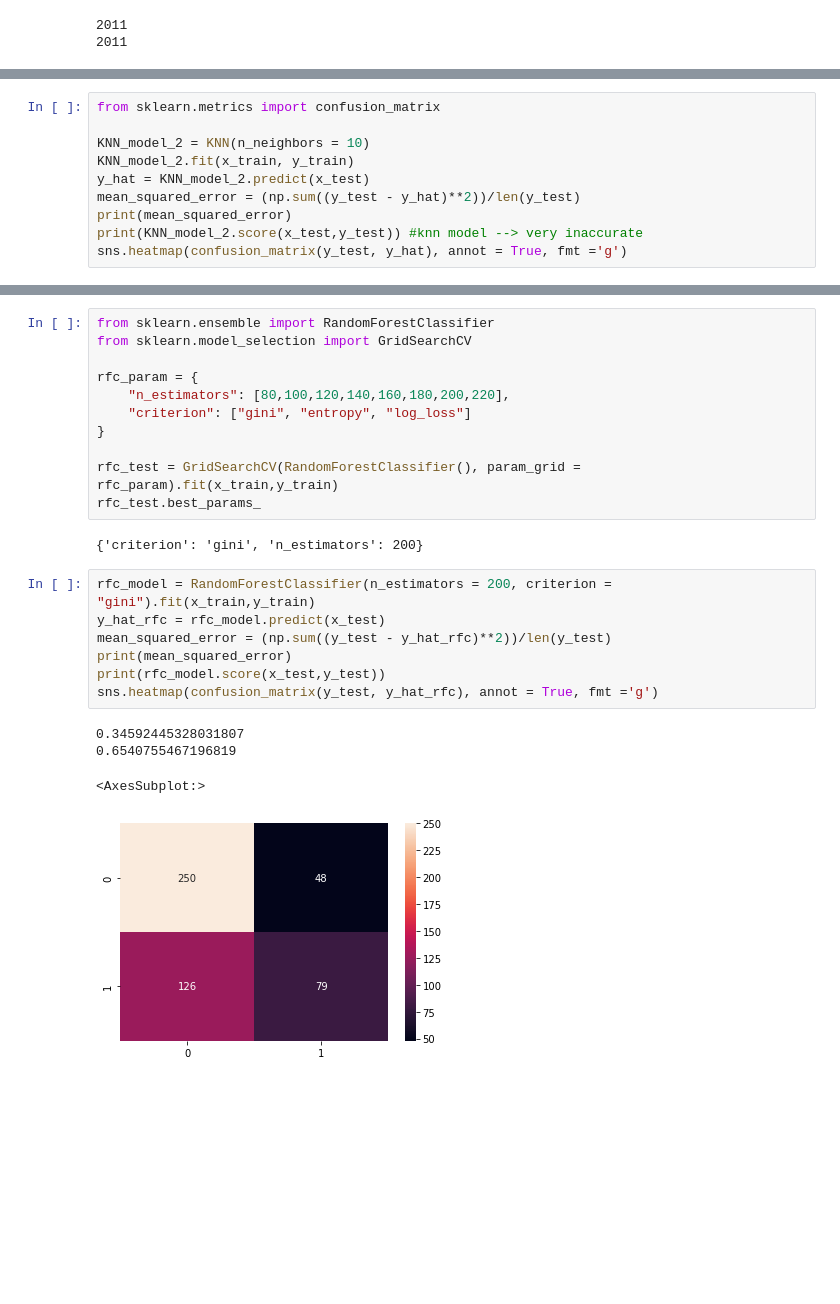
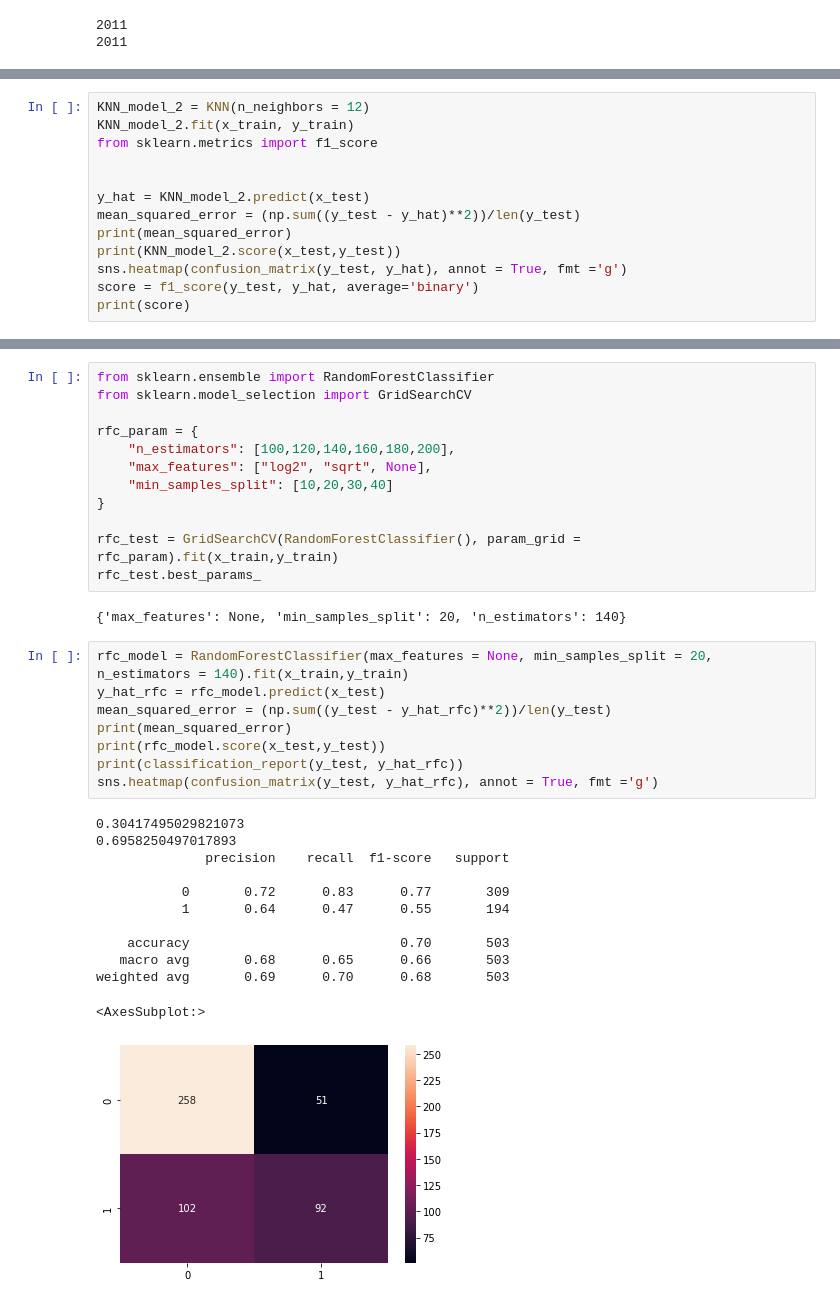
Before and after one commit to gprasad125/SC2022-BatchB-python-enjoyers, a Jupyter notebook: finalProject/modeling.ipynb, the cells around one changed output, grey strips where cells are left out. Drawn from its saved outputs; the diff is of its cells as text; blank space fills up the shorter version.

```diff
--- a/finalProject/modeling.ipynb
+++ b/finalProject/modeling.ipynb
@@ -36,11 +35,14 @@ my_KNN_model.best_params_
 # %%
-from sklearn.metrics import confusion_matrix
+KNN_model_2 = KNN(n_neighbors = 12)
+KNN_model_2.fit(x_train, y_train)
+from sklearn.metrics import f1_score
 
-KNN_model_2 = KNN(n_neighbors = 10)
-KNN_model_2.fit(x_train, y_train)
+
 y_hat = KNN_model_2.predict(x_test)
 mean_squared_error = (np.sum((y_test - y_hat)**2))/len(y_test)
 print(mean_squared_error)
-print(KNN_model_2.score(x_test,y_test)) #knn model --> very inaccurate
+print(KNN_model_2.score(x_test,y_test))
 sns.heatmap(confusion_matrix(y_test, y_hat), annot = True, fmt ='g')
+score = f1_score(y_test, y_hat, average='binary')
+print(score)
 # %% [output]
@@ -53,23 +55,33 @@ from sklearn.ensemble import RandomForestClassifier
 from sklearn.model_selection import GridSearchCV
 
 rfc_param = {
-    "n_estimators": [80,100,120,140,160,180,200,220],
-    "criterion": ["gini", "entropy", "log_loss"]
+    "n_estimators": [100,120,140,160,180,200],
+    "max_features": ["log2", "sqrt", None],
+    "min_samples_split": [10,20,30,40]
 }
 
 rfc_test = GridSearchCV(RandomForestClassifier(), param_grid = rfc_param).fit(x_train,y_train)
 rfc_test.best_params_
 # %% [output]
-{'criterion': 'gini', 'n_estimators': 200}
+{'max_features': None, 'min_samples_split': 20, 'n_estimators': 140}
 # %%
-rfc_model = RandomForestClassifier(n_estimators = 200, criterion = "gini").fit(x_train,y_train)
+rfc_model = RandomForestClassifier(max_features = None, min_samples_split = 20, n_estimators = 140).fit(x_train,y_train)
 y_hat_rfc = rfc_model.predict(x_test)
 mean_squared_error = (np.sum((y_test - y_hat_rfc)**2))/len(y_test)
 print(mean_squared_error)
 print(rfc_model.score(x_test,y_test))
+print(classification_report(y_test, y_hat_rfc))
 sns.heatmap(confusion_matrix(y_test, y_hat_rfc), annot = True, fmt ='g')
 # %% [output]
-0.34592445328031807
-0.6540755467196819
+0.30417495029821073
+0.6958250497017893
+              precision    recall  f1-score   support
+
+           0       0.72      0.83      0.77       309
+           1       0.64      0.47      0.55       194
+
+    accuracy                           0.70       503
+   macro avg       0.68      0.65      0.66       503
+weighted avg       0.69      0.70      0.68       503
 <AxesSubplot:>
-[figure, old version]
+[figure, new version]
```
Also changed, not shown: parts of 15 cells of this notebook, 8 other files.
